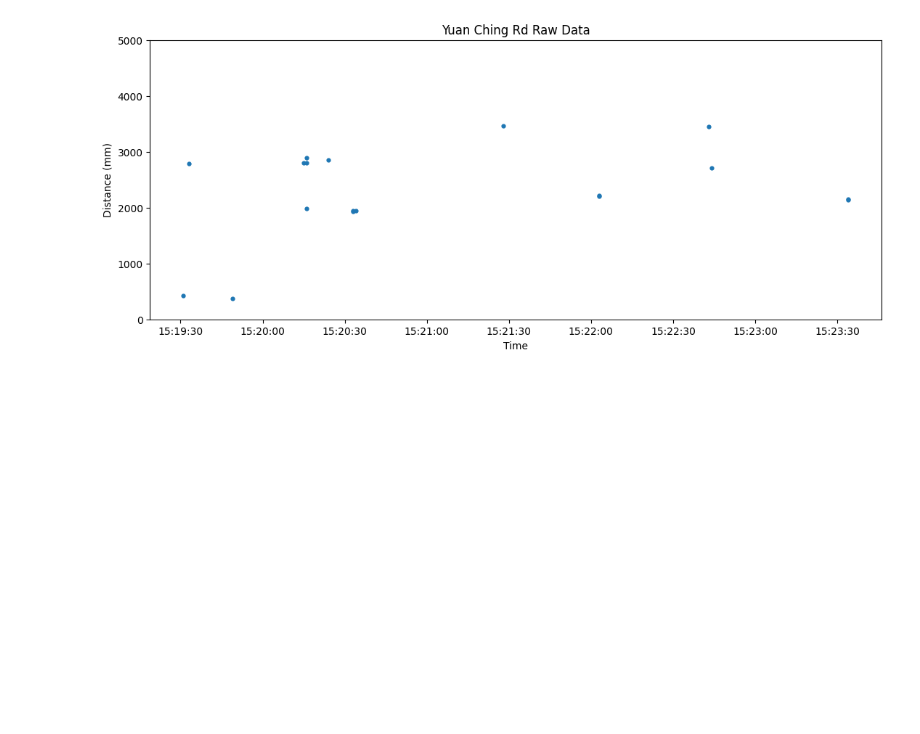
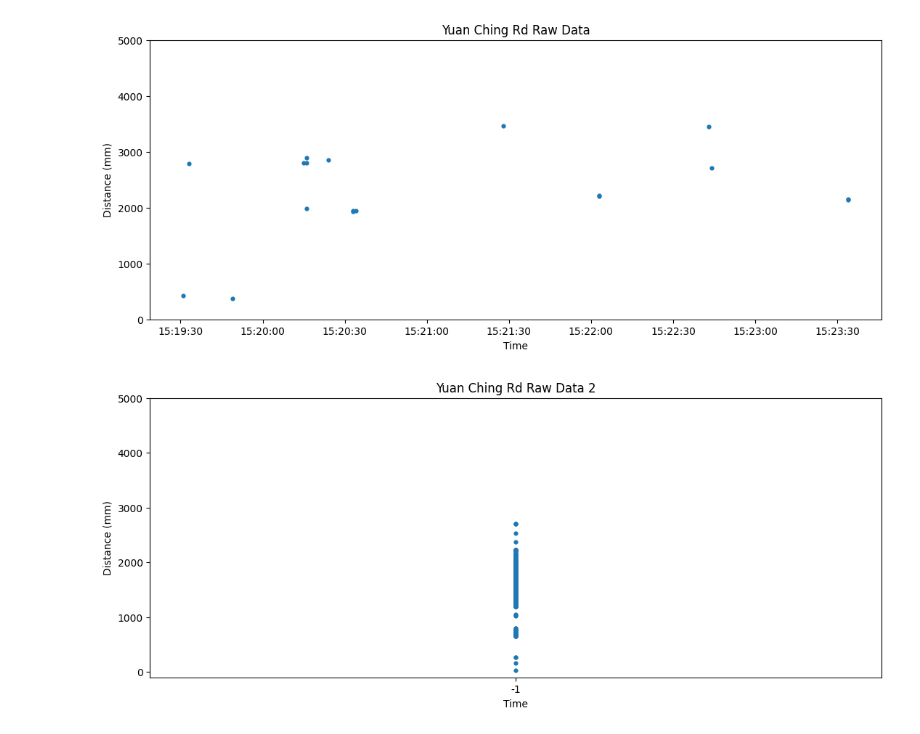
Before and after one commit to wuihee/cycling-safety-analysis, a Jupyter notebook: data_analysis/Laser_Outdoor_Tests.ipynb, the cells around one changed output. Cells and saved outputs as stored; diff of their text form; code cells hidden in the pictures; blank space fills up the shorter version.

Commit message:
Updated data formatting

```diff
--- a/data_analysis/Laser_Outdoor_Tests.ipynb
+++ b/data_analysis/Laser_Outdoor_Tests.ipynb
@@ -33,7 +33,8 @@ In the first test, the sensor was mounted on a stationary bike along Yuan Ching
 
 - I first define the paths to my data and initialize my modules.
 # %%
-STATIONARY_PATH = pathlib.Path("./data/laser_outdoor_tests/yuan_ching_rd.txt")
+STATIONARY_PATH_1 = pathlib.Path("./data/laser_outdoor_tests/yuan_ching_rd.txt")
+STATIONARY_PATH_2 = pathlib.Path("./data/laser_outdoor_tests/yuan_ching_rd_2.txt")
 
 data_loader = DataLoader()
 graphs = OutdoorGraphs()
@@ -42,7 +43,7 @@ data_cleaner = DataCleaner()
 - I extract the raw data into three lists: times, distances measured, and signal strength.
 - Because the laser sensor measures up to 100m, I filter out all points above 3.5m.
 # %%
-timing, distances, strengths = data_loader.load_data_from_file(STATIONARY_PATH)
+timing, distances, strengths = data_loader.load_data_from_file(STATIONARY_PATH_1)
 distances = data_cleaner.fliter_above(distances, 3500)
 # %% [markdown]
 ### Raw Data
@@ -56,3 +57,12 @@ graphs.scatter_time_vs_distance(axes, timing, distances, title="Yuan Ching Rd Ra
 plt.show()
 # %% [output]
 [figure]
+# %%
+timing, distances, strengths = data_loader.load_data_from_file(STATIONARY_PATH_2)
+distances = data_cleaner.fliter_above(distances, 3500)
+# %%
+fig, axes = plt.subplots(figsize=(13, 5))
+graphs.scatter_time_vs_distance(axes, timing, distances, title="Yuan Ching Rd Raw Data 2")
+plt.show()
+# %% [output]
+[figure, added]
```
Also changed, not shown: 1 other file.
